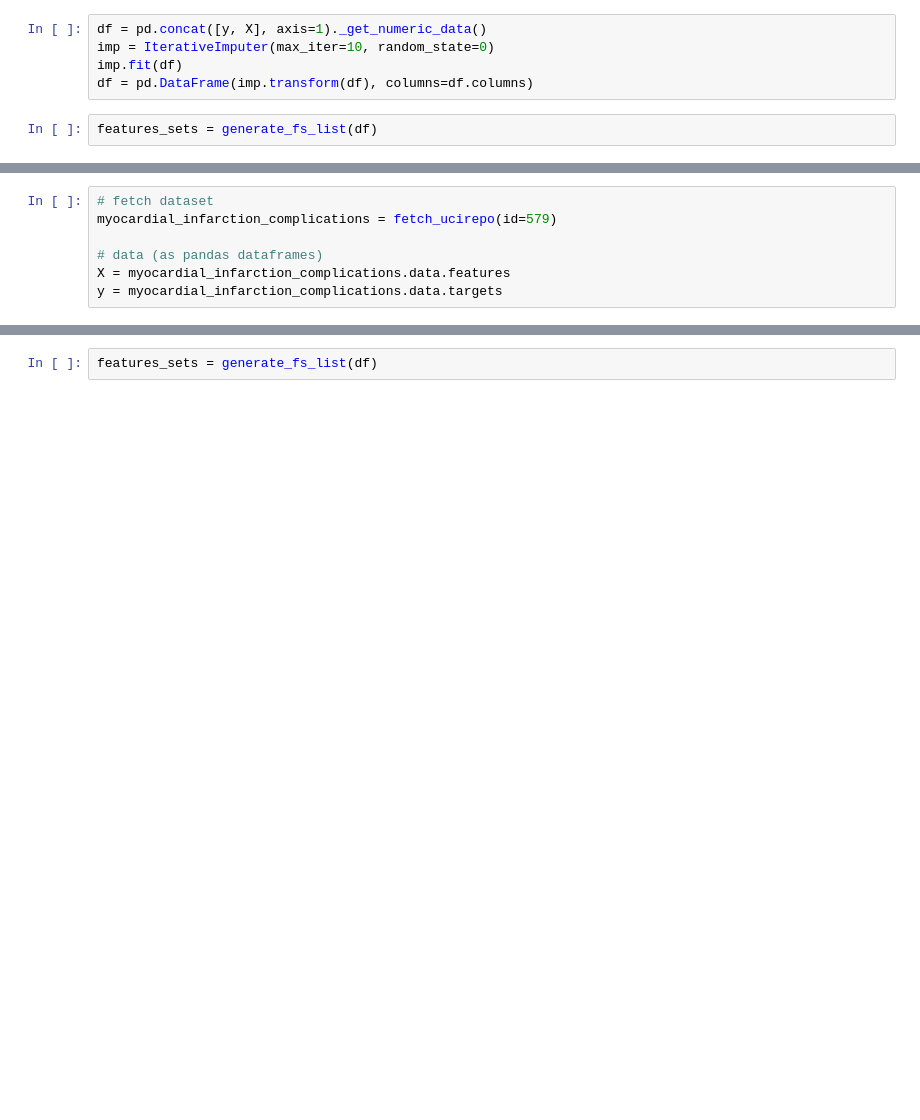
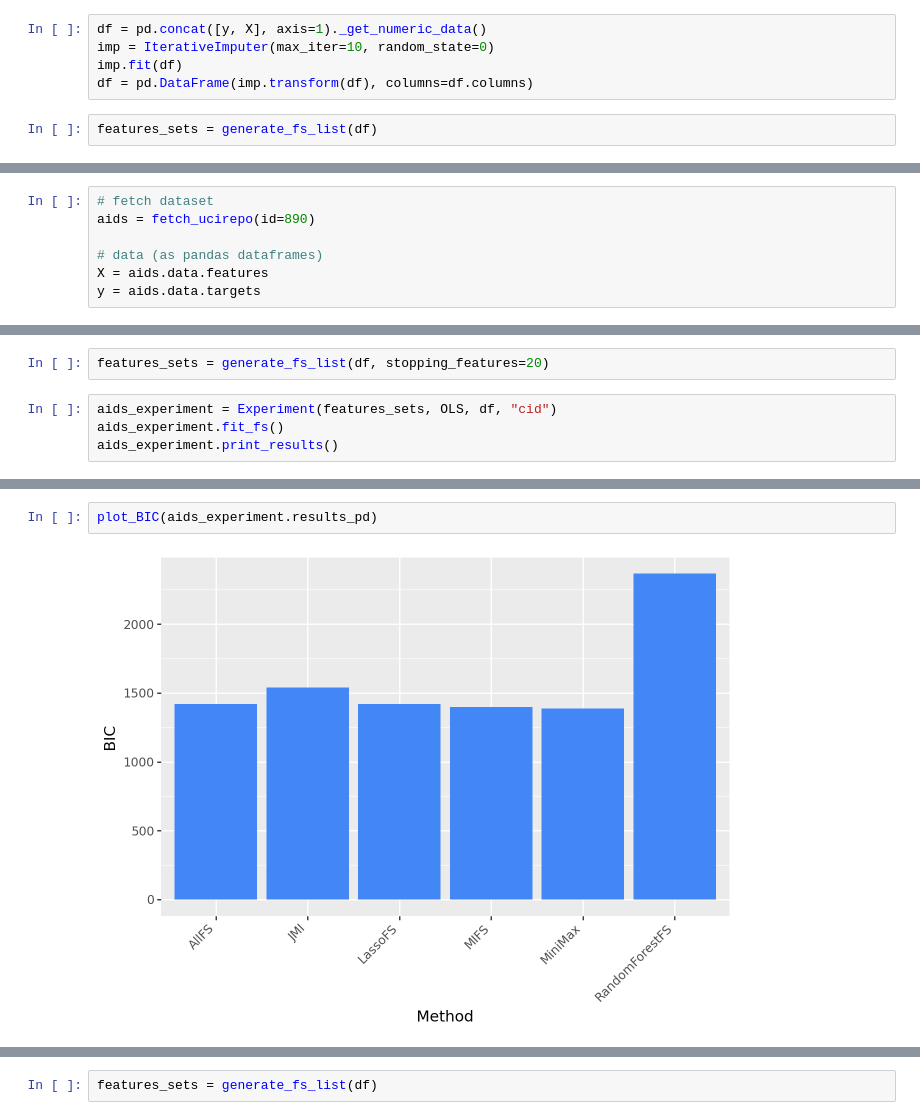
Before and after one commit to bartoszrozek/MUML2024, a Jupyter notebook: notebooks/real_datasets_tests.ipynb, the cells around one changed output, grey strips where cells are left out. Cells and saved outputs as stored; diff of their text form; blank space fills up the shorter version.

```diff
--- a/notebooks/real_datasets_tests.ipynb
+++ b/notebooks/real_datasets_tests.ipynb
@@ -80,7 +94,7 @@ R-squared adjusted for RandomForestFS = 0.6220978857114035                   and
 # %%
 # fetch dataset
-myocardial_infarction_complications = fetch_ucirepo(id=579)
+aids = fetch_ucirepo(id=890)
 
 # data (as pandas dataframes)
-X = myocardial_infarction_complications.data.features
-y = myocardial_infarction_complications.data.targets
+X = aids.data.features
+y = aids.data.targets
@@ -86,0 +103,6 @@ y = myocardial_infarction_complications.data.targets
+# %%
+features_sets = generate_fs_list(df, stopping_features=20)
+# %%
+aids_experiment = Experiment(features_sets, OLS, df, "cid")
+aids_experiment.fit_fs()
+aids_experiment.print_results()
@@ -86,0 +116,4 @@ y = myocardial_infarction_complications.data.targets
+# %%
+plot_BIC(aids_experiment.results_pd)
+# %% [output]
+[figure, added]
```
Also changed, not shown: parts of 43 cells of this notebook.
